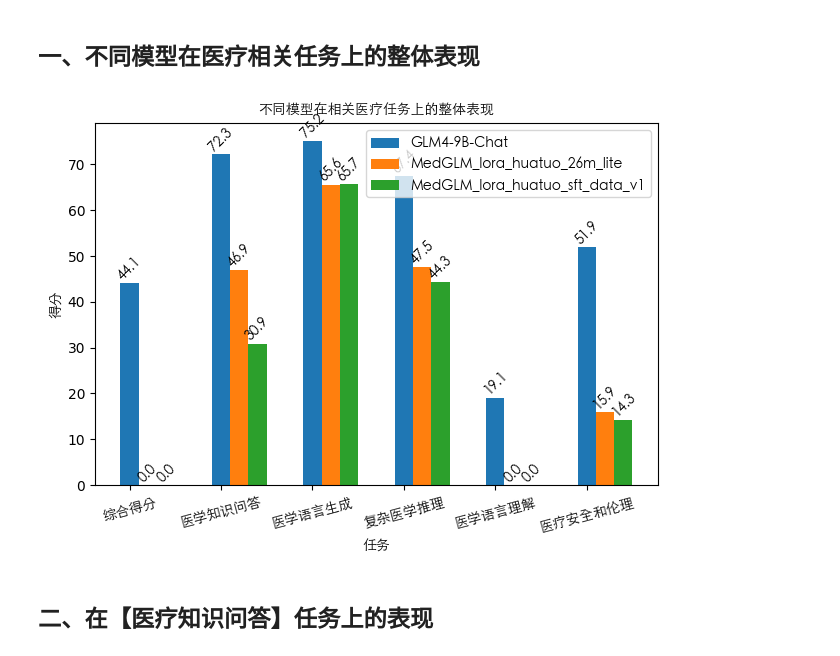
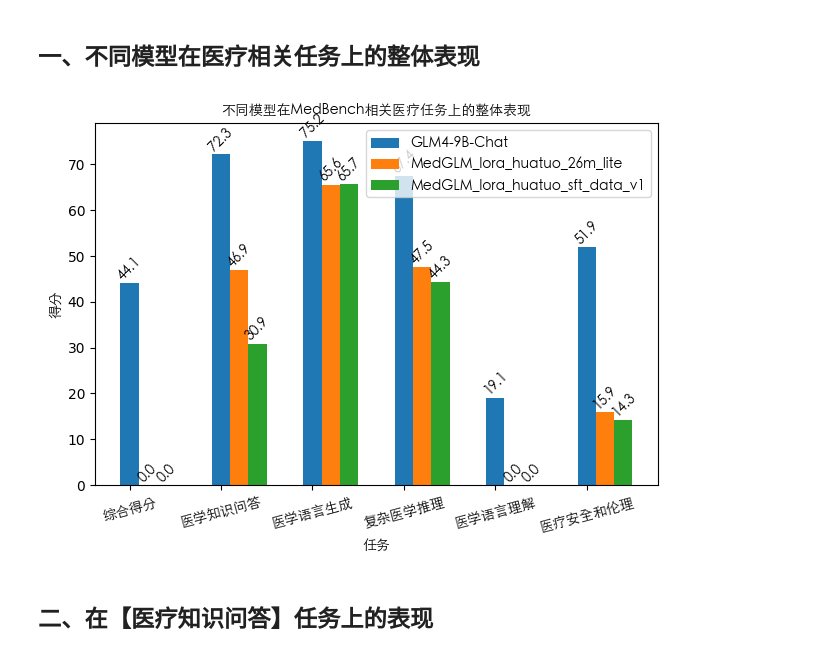
Before and after one commit to longyongchao/medglm-results-visualization, a Jupyter notebook: show_MedBench.ipynb, the cells around one changed output. Cells and saved outputs as stored; diff of their text form; code cells hidden in the pictures.

```diff
--- a/show_MedBench.ipynb
+++ b/show_MedBench.ipynb
@@ -115,35 +117,35 @@ tasks = ["综合得分", "医学知识问答", "医学语言生成", "复杂医
 models = ["GLM4-9B-Chat", "MedGLM_lora_huatuo_26m_lite", "MedGLM_lora_huatuo_sft_data_v1"]
 
 scores = {model: [metrics[model][task] if isinstance(metrics[model][task], (int, float)) else metrics[model][task]["Score"] for task in tasks] for model in models}
 
 x = np.arange(len(tasks))
 width = 0.2
 
 fig, ax = plt.subplots()
 
 # 创建柱状图并保存每个模型的rects
 bars = []
 for i, model in enumerate(models):
     bars.append(ax.bar(x + i * width, scores[model], width, label=model))
 
 # 在每根柱子上方添加数值标签
 for bar in bars:
     for rect in bar:
         height = rect.get_height()
         ax.text(rect.get_x() + rect.get_width()/2, height, round(height, 1),  # 使用round函数保留两位小数
                 ha='center', va='bottom', fontproperties=font_prop, rotation=45) # type: ignore
 
 ax.set_xlabel('任务', fontproperties=font_prop) # type: ignore
 ax.set_ylabel('得分', fontproperties=font_prop) # type: ignore
-ax.set_title('不同模型在相关医疗任务上的整体表现', fontproperties=font_prop) # type: ignore
+ax.set_title('不同模型在MedBench相关医疗任务上的整体表现', fontproperties=font_prop) # type: ignore
 ax.set_xticks(x)
 ax.set_xticklabels(tasks, fontproperties=font_prop, rotation=15) # type: ignore
 ax.legend(prop=font_prop) # type: ignore
 
 fig.tight_layout()
 plt.show()
 # %% [output]
-[figure, old version]
+[figure, new version]
 # %% [markdown]
 ## 二、在【医疗知识问答】任务上的表现
 # %%
```
Also changed, not shown: parts of 1 cell of this notebook.
